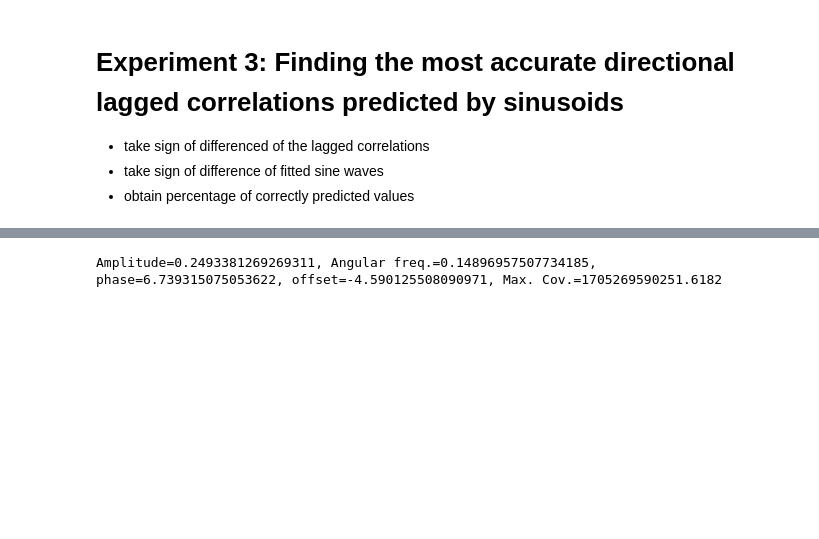
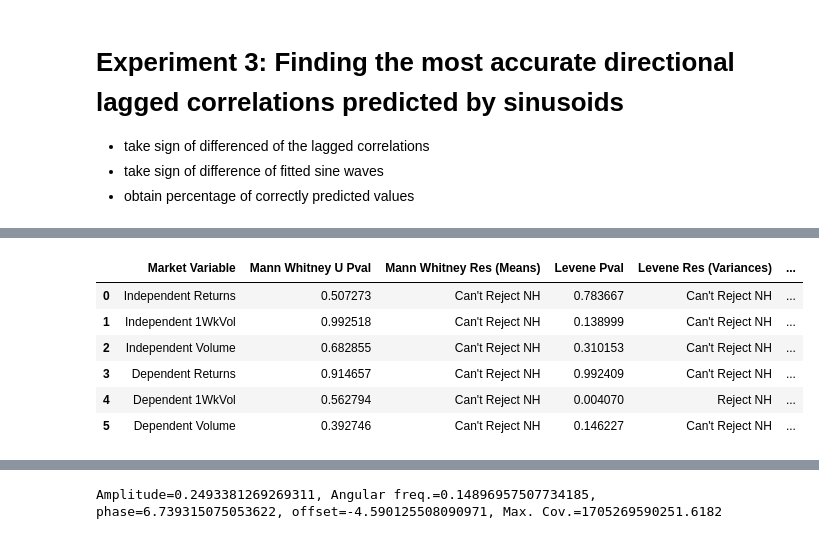
Before and after one commit to surajtirupati/TradingAlgorithms, a Jupyter notebook: crypto/Rolling&Lagged Correlation Analysis.ipynb, the cells around one changed output, grey strips where cells are left out. Cells and saved outputs as stored; diff of their text form; code cells hidden in the pictures; blank space fills up the shorter version.

```diff
--- a/crypto/Rolling&Lagged Correlation Analysis.ipynb
+++ b/crypto/Rolling&Lagged Correlation Analysis.ipynb
@@ -638,0 +622,31 @@ plt.show()
+# %%
+def check_test_res(p):
+    if p < 0.05:
+        return "Reject NH"
+
+    else:
+        return "Can't Reject NH"
+
+def gen_test_res(test_df, analysis_df):
+    test_res = []
+    for var_to_test in test_df.columns:
+
+        if "Corr" not in var_to_test:
+
+            if "Close" not in var_to_test:
+
+                _, p_mwu = mannwhitneyu(test_df[var_to_test].values, analysis_df[var_to_test])
+
+                _, p_lev = levene(test_df[var_to_test].values, analysis_df[var_to_test])
+
+                _, p_kw = kruskal(test_df[var_to_test].values, analysis_df[var_to_test])
+
+                test_res.append([var_to_test, p_mwu, check_test_res(p_mwu), p_lev, check_test_res(p_lev), p_kw, check_test_res(p_kw)])
+
+    res_df = pd.DataFrame(test_res)
+
+    columns = ["Market Variable", "Mann Whitney U Pval", "Mann Whitney Res (Means)", "Levene Pval", "Levene Res (Variances)", "Krusal Pval", "Kruskal Res (Medians)"]
+
+    res_df.columns = columns
+
+    return res_df
@@ -638,0 +693,10 @@ plt.show()
+# %%
+gen_test_res(test1, analysis_df)
+# %% [output]
+|  | Market Variable | Mann Whitney U Pval | Mann Whitney Res (Means) | Levene Pval | Levene Res (Variances) | ... |
+| 0 | Independent Returns | 0.507273 | Can't Reject NH | 0.783667 | Can't Reject NH | ... |
+| 1 | Independent 1WkVol | 0.992518 | Can't Reject NH | 0.138999 | Can't Reject NH | ... |
+| 2 | Independent Volume | 0.682855 | Can't Reject NH | 0.310153 | Can't Reject NH | ... |
+| 3 | Dependent Returns | 0.914657 | Can't Reject NH | 0.992409 | Can't Reject NH | ... |
+| 4 | Dependent 1WkVol | 0.562794 | Can't Reject NH | 0.004070 | Reject NH | ... |
+| 5 | Dependent Volume | 0.392746 | Can't Reject NH | 0.146227 | Can't Reject NH | ... |
```
Also changed, not shown: parts of 46 cells of this notebook.
